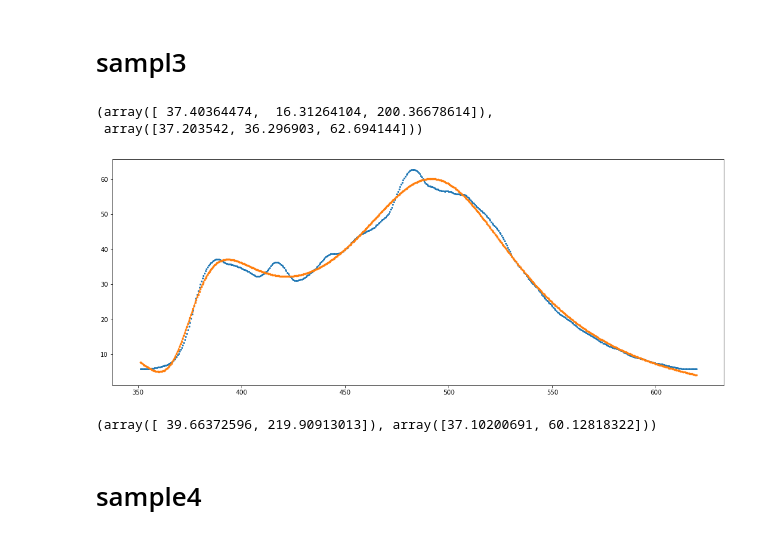
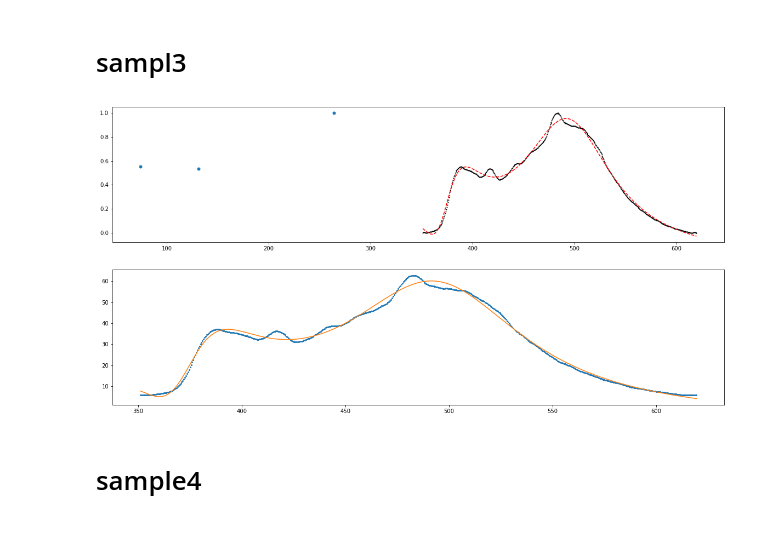
Before and after one commit to mmortazavi/ml_demystified, a Jupyter notebook: projects/solarcell/pl/fwhm.ipynb, the cells around one changed output. Cells and saved outputs as stored; diff of their text form; code cells hidden in the pictures.

```diff
--- a/projects/solarcell/pl/fwhm.ipynb
+++ b/projects/solarcell/pl/fwhm.ipynb
@@ -479,71 +156,8 @@ fwhm ,I
 # %% [markdown]
 # sampl3
-# %%
-pk3, properties3 = find_peaks(y3 , height=3, width = 3,prominence=0.1 )
-
-I3 = properties3 ['peak_heights'] #amplitude
-fwhm3 = (properties3['widths']) #full width half maximum
-
-fwhm3,I3
-# %% [output]
-(array([ 37.40364474,  16.31264104, 200.36678614]),
- array([37.203542, 36.296903, 62.694144]))
-# %%
-y0 =y3
-yData =y3
-
-xData =x
-yGround = min( yData )
-yData = yData - yGround
-yAmp = max( yData )
-yData = yData / yAmp
-
-#initial properties of peaks
-pk, properties = find_peaks( yData, height = .05, width = 3) #prominence=0.1 )
-#extract peak heights and fwhm
-I = properties [ 'peak_heights' ]
-fwhm = properties[ 'widths' ]
-
-guess = [0]
-
-for i in range( len( pk ) ):
-    guess.append( pk[i] )
-    guess.append( I[i] )
-    guess.append( fwhm[i] )
-
-guess=np.array( guess )
-
-popt, pcov = leastsq( res_multi_lorentz, x0=guess, args=( xData, yData ) )
-# print( popt )
-
-
-testData = [ multi_lorentz( x, popt ) for x in xData ]
-fitData = [ yGround + yAmp * multi_lorentz( x, popt ) for x in xData ]
-
-fig= plt.figure( figsize=( 18, 15 ) )
-
-# ax= fig.add_subplot( 2, 1, 1 )
-bx= fig.add_subplot( 2, 1, 2 )
-
-# ax.plot( pk, yData[pk], 'o', ms=5 )
-# ax.plot( xData, yData, 'ok', ms=1 )
-# ax.plot( xData, testData , 'r--', lw=1.5 )
-
-bx.plot( xData, y0, ls='', marker='o', markersize=2 )
-bx.plot( xData, fitData ,marker='o', markersize=2.5 )
-
-
-plt.show()
-# %% [output]
-[figure, removed]
-# %%
-pk, properties = find_peaks( fitData, height = .05, width = 3 )#, prominence=0.1 )
-#extract peak heights and fwhm
-I = properties [ 'peak_heights' ]
-fwhm = properties[ 'widths' ]
-
-fwhm ,I
-# %% [output]
-(array([ 39.66372596, 219.90913013]), array([37.10200691, 60.12818322]))
+# %%
+fit(x,y3)
+# %% [output]
+[figure, added]
 # %% [markdown]
 # sample4
```
Also changed, not shown: parts of 41 cells of this notebook.
